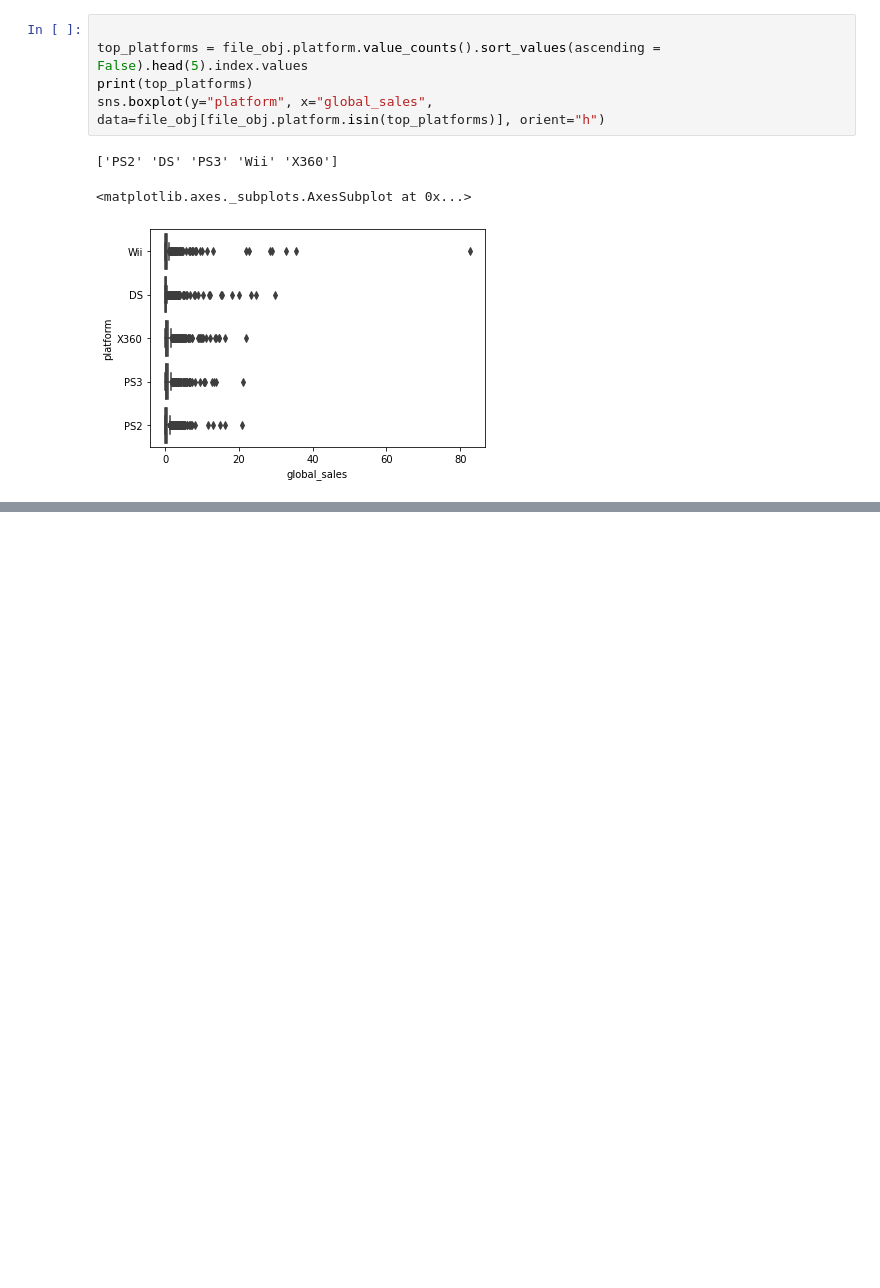
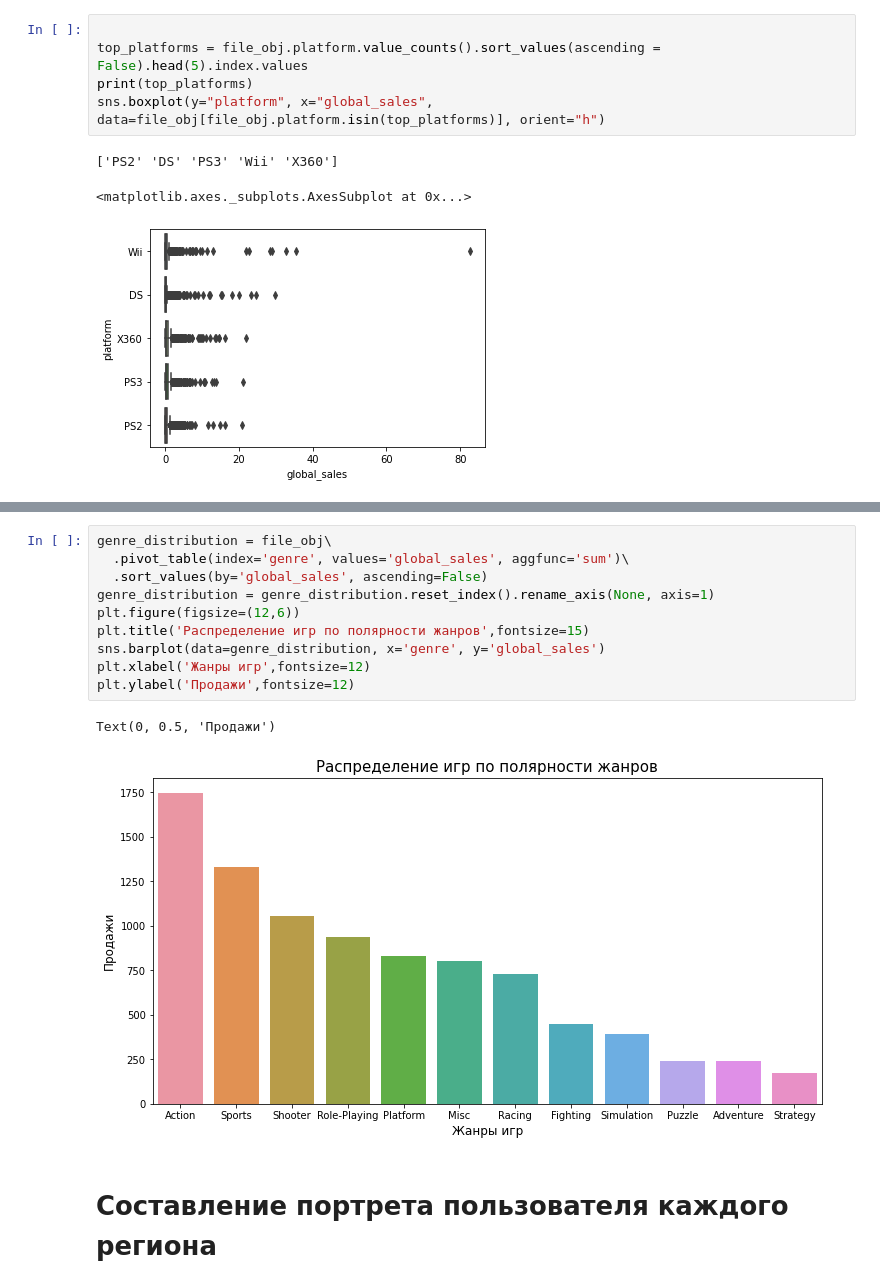
Before and after one commit to AnastasiaDvoynova/GameMarketAnalysis, a Jupyter notebook: Game_Market_Analysis.ipynb, the cells around one changed output, grey strips where cells are left out. Cells and saved outputs as stored; diff of their text form; blank space fills up the shorter version.

```diff
--- a/Game_Market_Analysis.ipynb
+++ b/Game_Market_Analysis.ipynb
@@ -255,3 +263,18 @@ for i in list(top_5_platform['platform']):
 Корреляция между critic_score и global_sales на платформе Wii : Слабая
 Корреляция между user_score и global_sales на платформе DS : Слабая
 Корреляция между critic_score и global_sales на платформе DS : Слабая
+# %%
+genre_distribution = file_obj\
+  .pivot_table(index='genre', values='global_sales', aggfunc='sum')\
+  .sort_values(by='global_sales', ascending=False)
+genre_distribution = genre_distribution.reset_index().rename_axis(None, axis=1)
+plt.figure(figsize=(12,6))
+plt.title('Распределение игр по полярности жанров',fontsize=15)
+sns.barplot(data=genre_distribution, x='genre', y='global_sales')
+plt.xlabel('Жанры игр',fontsize=12)
+plt.ylabel('Продажи',fontsize=12)
+# %% [output]
+Text(0, 0.5, 'Продажи')
+[figure, added]
+# %% [markdown]
+# Составление портрета пользователя каждого региона
```
Also changed, not shown: parts of 19 cells of this notebook.
